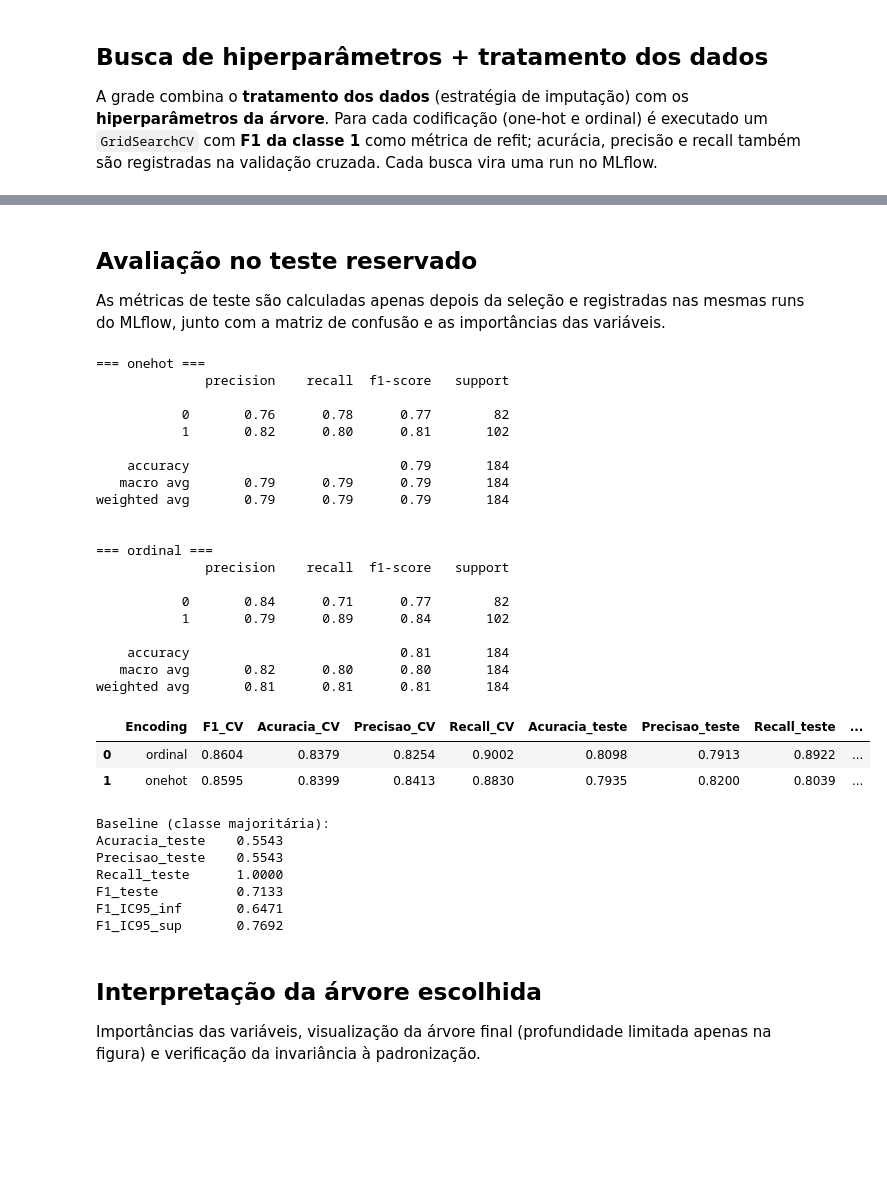
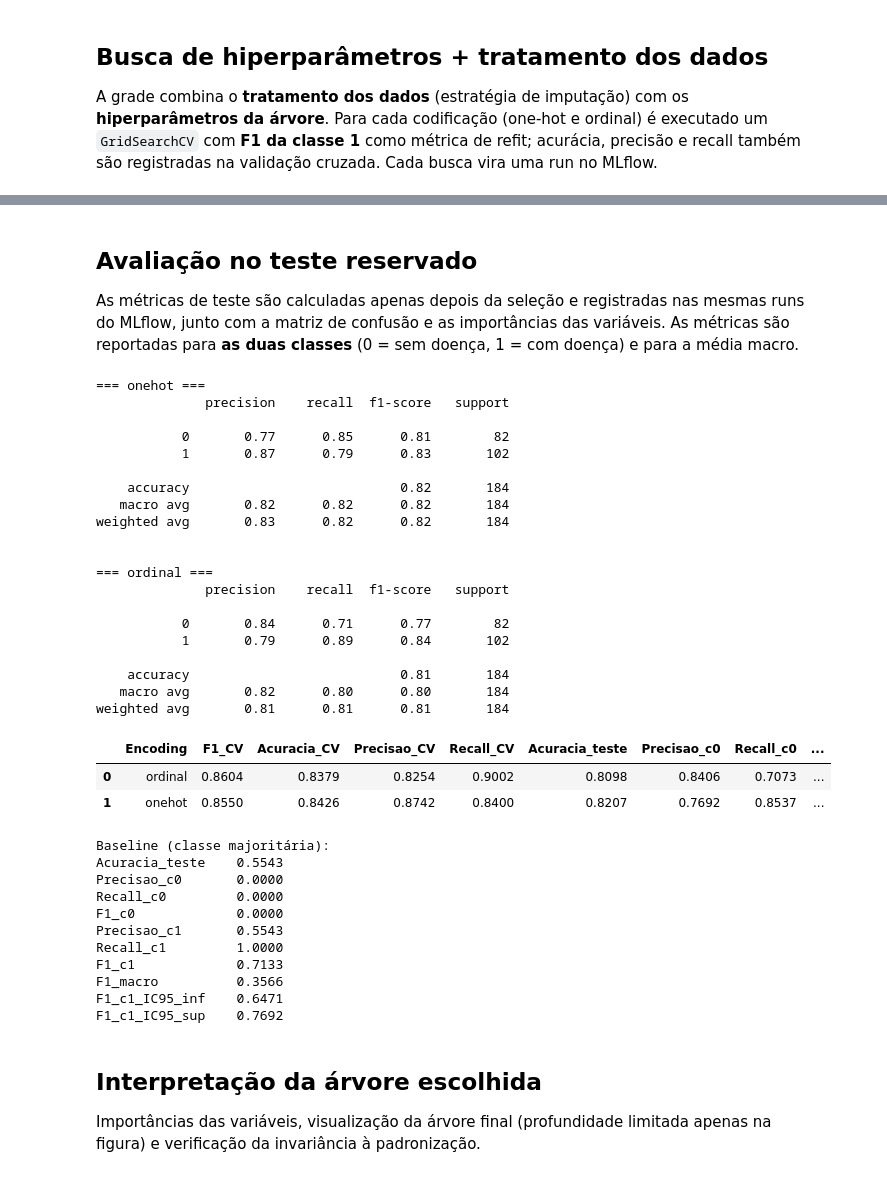
Before and after one commit to diegocordeiro/entrega1_aprendizado_maquina, a Jupyter notebook: Arvore_Decisao_Heart_Failure_mlflow.ipynb, the cells around one changed output, grey strips where cells are left out. Cells and saved outputs as stored; diff of their text form; code cells hidden in the pictures; blank space fills up the shorter version.

```diff
--- a/Arvore_Decisao_Heart_Failure_mlflow.ipynb
+++ b/Arvore_Decisao_Heart_Failure_mlflow.ipynb
@@ -174,9 +174,9 @@ GRADE = {
     'prep__num__imp__strategy': ['median', 'mean', 'most_frequent'],
     # hiperparâmetros da árvore
     'modelo__criterion': ['gini', 'entropy'],
-    'modelo__max_depth': [3, 4, 5, 6, 7, 8, None],
-    'modelo__min_samples_split': [2, 3, 5, 10],
-    'modelo__min_samples_leaf': [1, 2, 3, 5, 10],
+    'modelo__max_depth': [3, 5, 7, None],
+    'modelo__min_samples_split': [2, 5, 10],
+    'modelo__min_samples_leaf': [1, 3, 5],
     'modelo__max_features': [None, 'sqrt'],
     'modelo__class_weight': [None, 'balanced'],
 }
@@ -266,7 +266,7 @@ Top 5 — codificação ordinal
 # %% [markdown]
 ## Avaliação no teste reservado
 
-As métricas de teste são calculadas apenas depois da seleção e registradas nas mesmas runs do MLflow, junto com a matriz de confusão e as importâncias das variáveis.
+As métricas de teste são calculadas apenas depois da seleção e registradas nas mesmas runs do MLflow, junto com a matriz de confusão e as importâncias das variáveis. As métricas são reportadas para **as duas classes** (0 = sem doença, 1 = com doença) e para a média macro.
 # %%
 def bootstrap_f1(y_true, pred, n=1000, seed=SEED):
     rng = np.random.default_rng(seed)
@@ -287,11 +287,15 @@ for enc, item in resultados.items():
     lo, hi = bootstrap_f1(y_test, pred)
     metricas = {
         'Acuracia_teste': float(accuracy_score(y_test, pred)),
-        'Precisao_teste': float(precision_score(y_test, pred, zero_division=0)),
-        'Recall_teste': float(recall_score(y_test, pred, zero_division=0)),
-        'F1_teste': float(f1_score(y_test, pred, zero_division=0)),
-        'F1_IC95_inf': float(lo),
-        'F1_IC95_sup': float(hi),
+        'Precisao_c0': float(precision_score(y_test, pred, pos_label=0, zero_division=0)),
+        'Recall_c0': float(recall_score(y_test, pred, pos_label=0, zero_division=0)),
+        'F1_c0': float(f1_score(y_test, pred, pos_label=0, zero_division=0)),
+        'Precisao_c1': float(precision_score(y_test, pred, pos_label=1, zero_division=0)),
+        'Recall_c1': float(recall_score(y_test, pred, pos_label=1, zero_division=0)),
+        'F1_c1': float(f1_score(y_test, pred, pos_label=1, zero_division=0)),
+        'F1_macro': float(f1_score(y_test, pred, average='macro', zero_division=0)),
+        'F1_c1_IC95_inf': float(lo),
+        'F1_c1_IC95_sup': float(hi),
     }
     i = busca.best_index_
     linhas.append({
@@ -317,42 +321,42 @@ for enc, item in resultados.items():
         mlflow.log_artifact(str(cm_path))
 
         # importâncias das variáveis
         modelo = busca.best_estimator_.named_steps['modelo']
         prep = busca.best_estimator_.named_steps['prep']
         imp = pd.Series(modelo.feature_importances_, index=nomes_features(prep))
         imp_path = PASTA_EXECUCAO / f'importancia_variaveis_{enc}.csv'
         imp.sort_values(ascending=False).to_csv(imp_path, header=['importancia'])
         mlflow.log_artifact(str(imp_path))
 
     print(f'\n=== {enc} ===')
     print(classification_report(y_test, pred, zero_division=0))
 
-comparacao = pd.DataFrame(linhas).sort_values('F1_teste', ascending=False).reset_index(drop=True)
+comparacao = pd.DataFrame(linhas).sort_values('F1_c1', ascending=False).reset_index(drop=True)
 display(comparacao.round(4))
 # %% [output]
 === onehot ===
               precision    recall  f1-score   support
 
-           0       0.76      0.78      0.77        82
-           1       0.82      0.80      0.81       102
+           0       0.77      0.85      0.81        82
+           1       0.87      0.79      0.83       102
 
-    accuracy                           0.79       184
-   macro avg       0.79      0.79      0.79       184
-weighted avg       0.79      0.79      0.79       184
+    accuracy                           0.82       184
+   macro avg       0.82      0.82      0.82       184
+weighted avg       0.83      0.82      0.82       184
 
 
 === ordinal ===
               precision    recall  f1-score   support
 
            0       0.84      0.71      0.77        82
            1       0.79      0.89      0.84       102
 
     accuracy                           0.81       184
    macro avg       0.82      0.80      0.80       184
 weighted avg       0.81      0.81      0.81       184
-|  | Encoding | F1_CV | Acuracia_CV | Precisao_CV | Recall_CV | Acuracia_teste | Precisao_teste | Recall_teste | ... |
-| 0 | ordinal | 0.8604 | 0.8379 | 0.8254 | 0.9002 | 0.8098 | 0.7913 | 0.8922 | ... |
-| 1 | onehot | 0.8595 | 0.8399 | 0.8413 | 0.8830 | 0.7935 | 0.8200 | 0.8039 | ... |
+|  | Encoding | F1_CV | Acuracia_CV | Precisao_CV | Recall_CV | Acuracia_teste | Precisao_c0 | Recall_c0 | ... |
+| 0 | ordinal | 0.8604 | 0.8379 | 0.8254 | 0.9002 | 0.8098 | 0.8406 | 0.7073 | ... |
+| 1 | onehot | 0.8550 | 0.8426 | 0.8742 | 0.8400 | 0.8207 | 0.7692 | 0.8537 | ... |
 # %%
 dummy = Pipeline([('prep', make_prep('onehot')),
                   ('modelo', DummyClassifier(strategy='most_frequent'))])
@@ -362,11 +366,15 @@ with mlflow.start_run(run_name='baseline_classe_majoritaria'):
     lo_d, hi_d = bootstrap_f1(y_test, pred_d)
     metricas_d = {
         'Acuracia_teste': float(accuracy_score(y_test, pred_d)),
-        'Precisao_teste': float(precision_score(y_test, pred_d, zero_division=0)),
-        'Recall_teste': float(recall_score(y_test, pred_d, zero_division=0)),
-        'F1_teste': float(f1_score(y_test, pred_d, zero_division=0)),
-        'F1_IC95_inf': float(lo_d),
-        'F1_IC95_sup': float(hi_d),
+        'Precisao_c0': float(precision_score(y_test, pred_d, pos_label=0, zero_division=0)),
+        'Recall_c0': float(recall_score(y_test, pred_d, pos_label=0, zero_division=0)),
+        'F1_c0': float(f1_score(y_test, pred_d, pos_label=0, zero_division=0)),
+        'Precisao_c1': float(precision_score(y_test, pred_d, pos_label=1, zero_division=0)),
+        'Recall_c1': float(recall_score(y_test, pred_d, pos_label=1, zero_division=0)),
+        'F1_c1': float(f1_score(y_test, pred_d, pos_label=1, zero_division=0)),
+        'F1_macro': float(f1_score(y_test, pred_d, average='macro', zero_division=0)),
+        'F1_c1_IC95_inf': float(lo_d),
+        'F1_c1_IC95_sup': float(hi_d),
     }
     mlflow.log_param('modelo', 'DummyClassifier(most_frequent)')
     mlflow.log_metrics(metricas_d)
@@ -376,11 +384,15 @@ print(pd.Series(metricas_d).round(4).to_string())
 # %% [output]
 Baseline (classe majoritária):
 Acuracia_teste    0.5543
-Precisao_teste    0.5543
-Recall_teste      1.0000
-F1_teste          0.7133
-F1_IC95_inf       0.6471
-F1_IC95_sup       0.7692
+Precisao_c0       0.0000
+Recall_c0         0.0000
+F1_c0             0.0000
+Precisao_c1       0.5543
+Recall_c1         1.0000
+F1_c1             0.7133
+F1_macro          0.3566
+F1_c1_IC95_inf    0.6471
+F1_c1_IC95_sup    0.7692
 # %% [markdown]
 ## Interpretação da árvore escolhida
 
```
Also changed, not shown: parts of 9 cells of this notebook, 47 other files.
